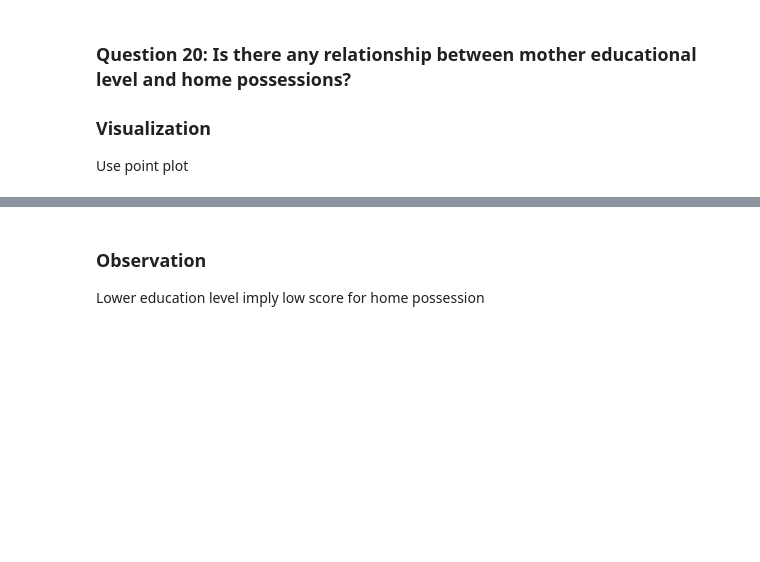
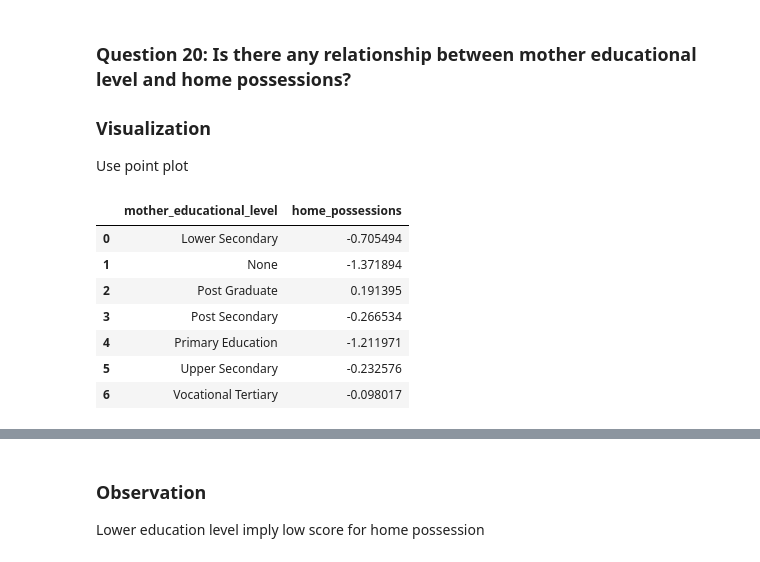
Before and after one commit to Daviedavie100/Pisa2012_data_analysis, a Jupyter notebook: Exploration.ipynb, the cells around one changed output, grey strips where cells are left out. Saved outputs shown, nothing was run; the diff lists cells and outputs as text; code cells hidden in the pictures; blank space fills up the shorter version.

```diff
--- a/Exploration.ipynb
+++ b/Exploration.ipynb
@@ -1953,2 +1945,20 @@ t_countries_ana=t_countries_clean.groupby('social_economic&cultural_index_status
+# %%
+pisa_mother=pisa_clean.loc[~pisa_clean['mother_educational_level'].isna()]
+
+# Remove outliers
+pisa_mother_clean = remove_outliers(pisa_mother, ['home_possessions'])
+
+# Data
+pisa_mother_clean_ana=pisa_mother_clean.groupby('mother_educational_level')['home_possessions'].mean().reset_index()
+pisa_mother_clean_ana
+# %% [output]
+|  | mother_educational_level | home_possessions |
+| 0 | Lower Secondary | -0.705494 |
+| 1 | None | -1.371894 |
+| 2 | Post Graduate | 0.191395 |
+| 3 | Post Secondary | -0.266534 |
+| 4 | Primary Education | -1.211971 |
+| 5 | Upper Secondary | -0.232576 |
+| 6 | Vocational Tertiary | -0.098017 |
 # %%
 # set plot dimensions
```
Also changed, not shown: parts of 21 cells of this notebook.
